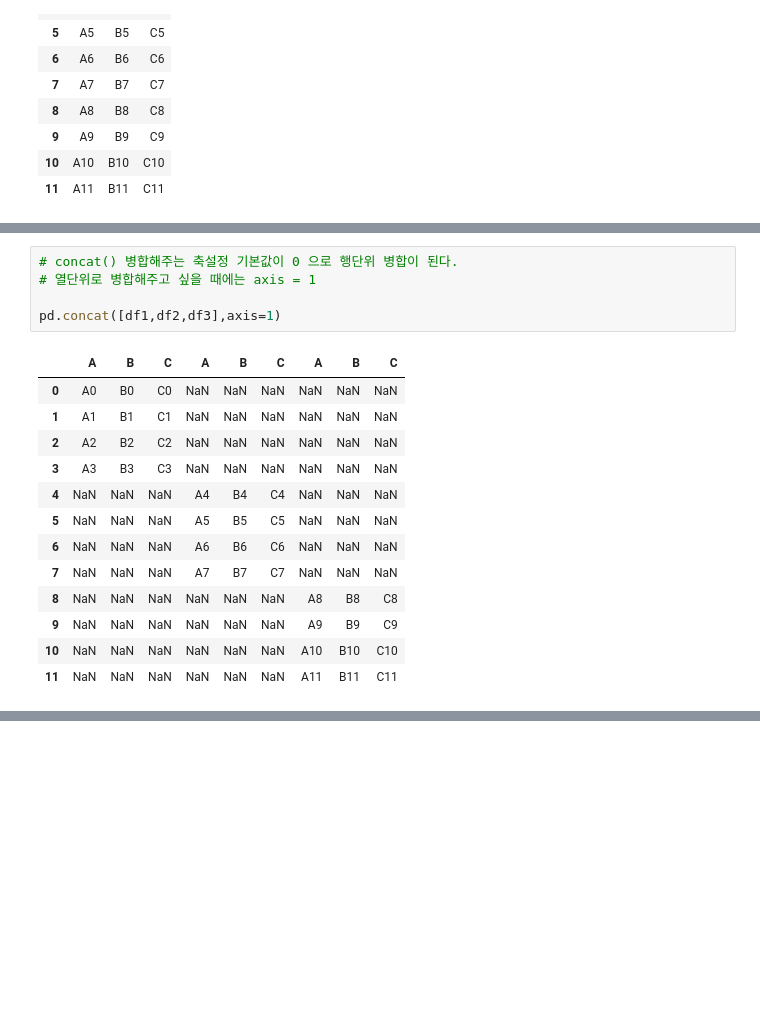
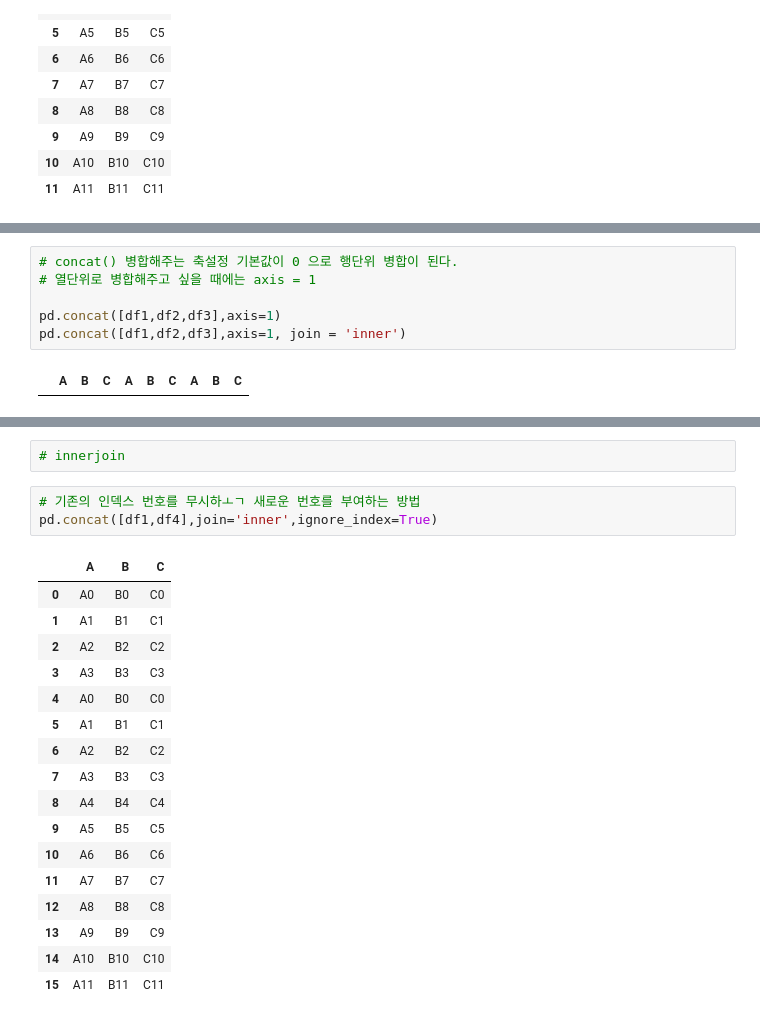
Before and after one commit to LEEYOUNGJAE1996/python_algorithm_practice, a Jupyter notebook: 스마트인재개발원/ex11pandas.ipynb, the cells around one changed output, grey strips where cells are left out. Cells and saved outputs as stored; diff of their text form; blank space fills up the shorter version.

```diff
--- a/스마트인재개발원/ex11pandas.ipynb
+++ b/스마트인재개발원/ex11pandas.ipynb
@@ -728,21 +714,33 @@ pd.concat([df1,df2,df3],keys = ['x','y','z'])
 # %%
 # concat() 병합해주는 축설정 기본값이 0 으로 행단위 병합이 된다.
 # 열단위로 병합해주고 싶을 때에는 axis = 1
 
 pd.concat([df1,df2,df3],axis=1)
+pd.concat([df1,df2,df3],axis=1, join = 'inner')
 # %% [output]
 |  | A | B | C | A | B | C | A | B | C |
-| 0 | A0 | B0 | C0 | NaN | NaN | NaN | NaN | NaN | NaN |
-| 1 | A1 | B1 | C1 | NaN | NaN | NaN | NaN | NaN | NaN |
-| 2 | A2 | B2 | C2 | NaN | NaN | NaN | NaN | NaN | NaN |
-| 3 | A3 | B3 | C3 | NaN | NaN | NaN | NaN | NaN | NaN |
-| 4 | NaN | NaN | NaN | A4 | B4 | C4 | NaN | NaN | NaN |
-| 5 | NaN | NaN | NaN | A5 | B5 | C5 | NaN | NaN | NaN |
-| 6 | NaN | NaN | NaN | A6 | B6 | C6 | NaN | NaN | NaN |
-| 7 | NaN | NaN | NaN | A7 | B7 | C7 | NaN | NaN | NaN |
-| 8 | NaN | NaN | NaN | NaN | NaN | NaN | A8 | B8 | C8 |
-| 9 | NaN | NaN | NaN | NaN | NaN | NaN | A9 | B9 | C9 |
-| 10 | NaN | NaN | NaN | NaN | NaN | NaN | A10 | B10 | C10 |
-| 11 | NaN | NaN | NaN | NaN | NaN | NaN | A11 | B11 | C11 |
 # %% [markdown]
 ![image.png](attachment:image.png)
+# %%
+# innerjoin
+# %%
+# 기존의 인덱스 번호를 무시하ㅗㄱ 새로운 번호를 부여하는 방법
+pd.concat([df1,df4],join='inner',ignore_index=True)
+# %% [output]
+|  | A | B | C |
+| 0 | A0 | B0 | C0 |
+| 1 | A1 | B1 | C1 |
+| 2 | A2 | B2 | C2 |
+| 3 | A3 | B3 | C3 |
+| 4 | A0 | B0 | C0 |
+| 5 | A1 | B1 | C1 |
+| 6 | A2 | B2 | C2 |
+| 7 | A3 | B3 | C3 |
+| 8 | A4 | B4 | C4 |
+| 9 | A5 | B5 | C5 |
+| 10 | A6 | B6 | C6 |
+| 11 | A7 | B7 | C7 |
+| 12 | A8 | B8 | C8 |
+| 13 | A9 | B9 | C9 |
+| 14 | A10 | B10 | C10 |
+| 15 | A11 | B11 | C11 |
```
Also changed, not shown: parts of 1 cell of this notebook, 4 other files.
